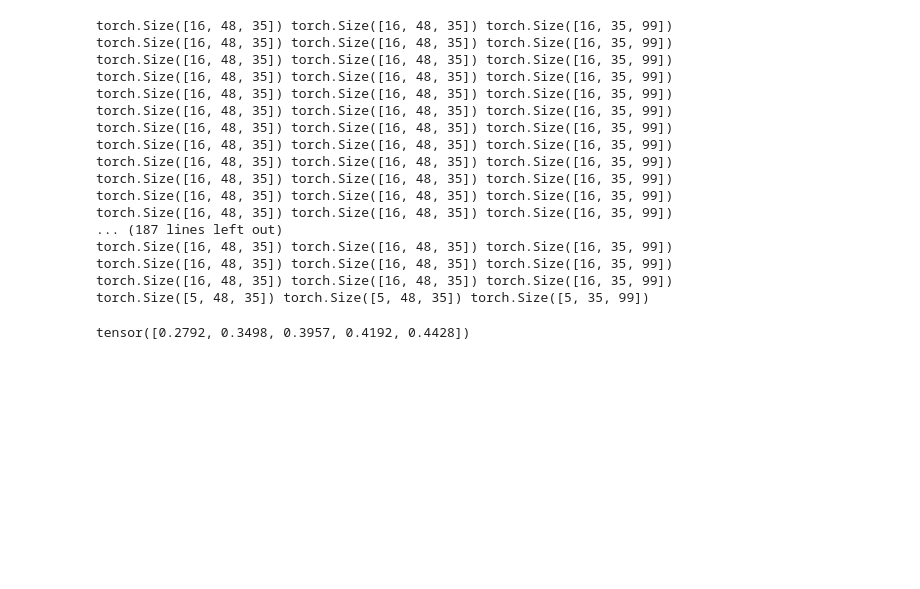
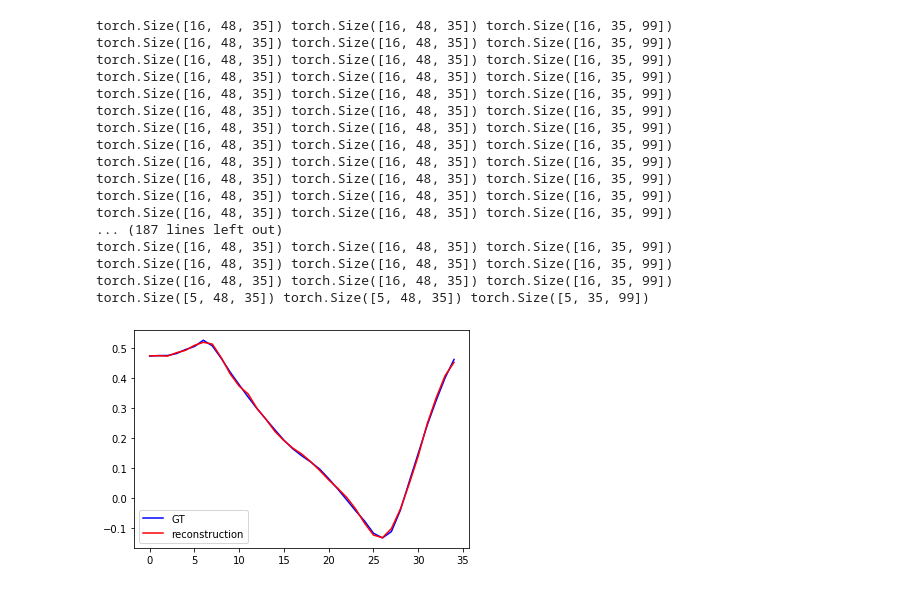
Before and after one commit to tileb1/LearnTrajDep, a Jupyter notebook: Untitled.ipynb, the cells around one changed output. Cells and saved outputs as stored; diff of their text form; code cells hidden in the pictures; blank space fills up the shorter version.

Commit message:
trained autoencoder

```diff
--- a/Untitled.ipynb
+++ b/Untitled.ipynb
@@ -41,7 +41,3 @@ torch.Size([16, 48, 35]) torch.Size([16, 48, 35]) torch.Size([16, 35, 99])
 torch.Size([16, 48, 35]) torch.Size([16, 48, 35]) torch.Size([16, 35, 99])
 torch.Size([16, 48, 35]) torch.Size([16, 48, 35]) torch.Size([16, 35, 99])
 torch.Size([5, 48, 35]) torch.Size([5, 48, 35]) torch.Size([5, 35, 99])
-# %%
-next(iter(train_loader))[1][0, 0, -5:]
-# %% [output]
-tensor([0.2792, 0.3498, 0.3957, 0.4192, 0.4428])
@@ -47,0 +48,16 @@ tensor([0.2792, 0.3498, 0.3957, 0.4192, 0.4428])
+# %%
+seq_len = 35
+hidden_size = 30
+autoencoder = TimeAutoencoder(seq_len, hidden_size)
+load_model(autoencoder, 'autoencoder_{}_{}.pt'.format(seq_len, hidden_size))
+# %%
+joint_index = 0
+
+some_seq = next(iter(train_loader))[1]
+some_reconstruction = autoencoder(some_seq)[0].detach()
+plt.plot(some_seq[0, joint_index, :], c='blue', label='GT')
+plt.plot(some_reconstruction[0, joint_index, :], c='red', label='reconstruction')
+plt.legend()
+plt.show()
+# %% [output]
+[figure, added]
```
Also changed, not shown: parts of 3 cells of this notebook, 4 other files.
